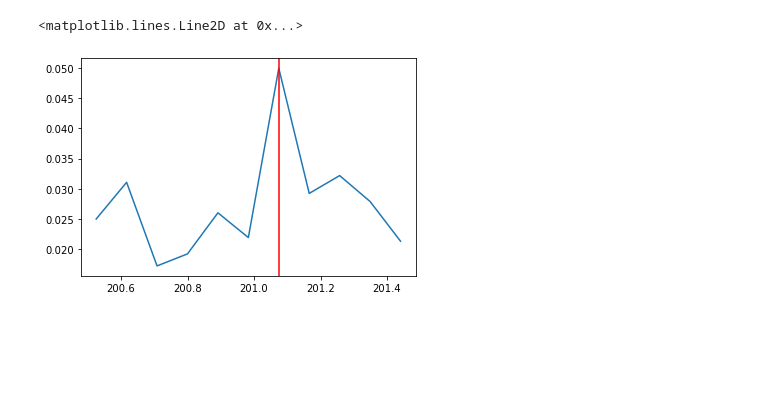
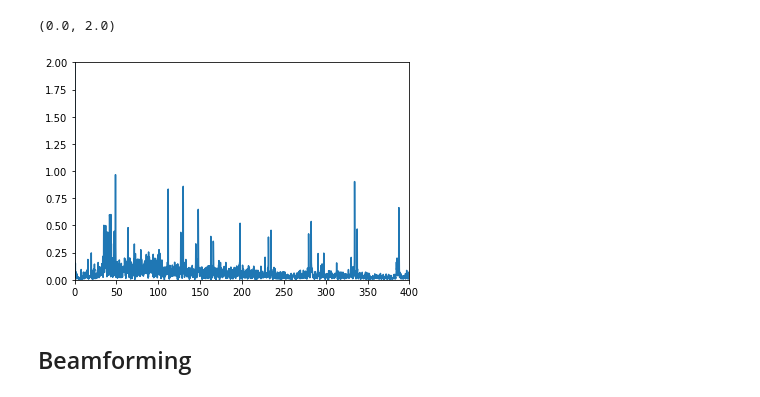
Before and after one commit to NeptuneProjects/BOGP, a Jupyter notebook: Notebooks/process_data.ipynb, the cells around one changed output. Cells and saved outputs as stored; diff of their text form; code cells hidden in the pictures; blank space fills up the shorter version.

Commit message:
Run w real data

```diff
--- a/Notebooks/process_data.ipynb
+++ b/Notebooks/process_data.ipynb
@@ -12,34 +13,42 @@ t = contents["t"]
 # %%
+fs = 1500
 M = x.shape[1]
 NT = 350
-N_snap = data.shape[0] // NT
+N_snap = x.shape[0] // NT
 NFFT = 2 ** 13
+
+freq = 232
 # %%
-fvec = np.linspace(0, 1500 / 2 - 1 / NFFT, NFFT)
+def find_freq_bin(fvec, X, f0):
+    f_lower = f0 - 1
+    f_upper = f0 + 1
+    ind = (fvec >= f_lower) & (fvec < f_upper)
+    data = (np.abs(X).sum(axis=1) / M)
+    data[~ind] = -2009
+    return np.argmax(data)
 
-x[:, 42] = 0 # Remove corrupted channel
+# fvec = np.linspace(0, 1500 / 2 - 1 / NFFT, NFFT)
+fvec = (fs / NFFT) * np.arange(0, NFFT)
+
+# x[:, 42] = 0 # Remove corrupted channel
+x[:, 42] = x[:, [41,43]].mean(axis=1)
+
+p = np.zeros((NT, M), dtype=complex)
 for i in range(NT):
     idx_start = i * N_snap
     idx_end = (i + 1) * N_snap
 
-    X = fftshift(fft(x[idx_start:idx_end], n=NFFT, axis=0))
-
-
-    if i == 1:
-        break
+    X = fft(x[idx_start:idx_end], n=NFFT, axis=0)
+    # X = fftshift(X)
+    fbin = find_freq_bin(fvec, X, freq)
+    # print(fvec[fbin])
+    p[i] = X[fbin]
-# %%
-f_lower = 200.5
-f_upper = 201.5
-
-selected_ind = (fvec >= f_lower) & (fvec < f_upper)
-selected_data = (np.abs(X).sum(axis=1) / M)
-selected_data[~selected_ind] = -2009
-fbin_index = np.argmax(selected_data)
-fbin_index
-
-
-plt.plot(fvec[selected_ind], selected_data[selected_ind])
-plt.axvline(fvec[fbin_index], color="red")
-# %% [output]
-<matplotlib.lines.Line2D at 0x...>
-[figure, removed]
+# %%
+plt.plot(fvec, np.abs(X[:, 0]))
+plt.xlim([0, 400])
+plt.ylim([0, 2])
+# %% [output]
+(0.0, 2.0)
+[figure, added]
+# %% [markdown]
+## Beamforming
```
Also changed, not shown: parts of 8 cells of this notebook.
